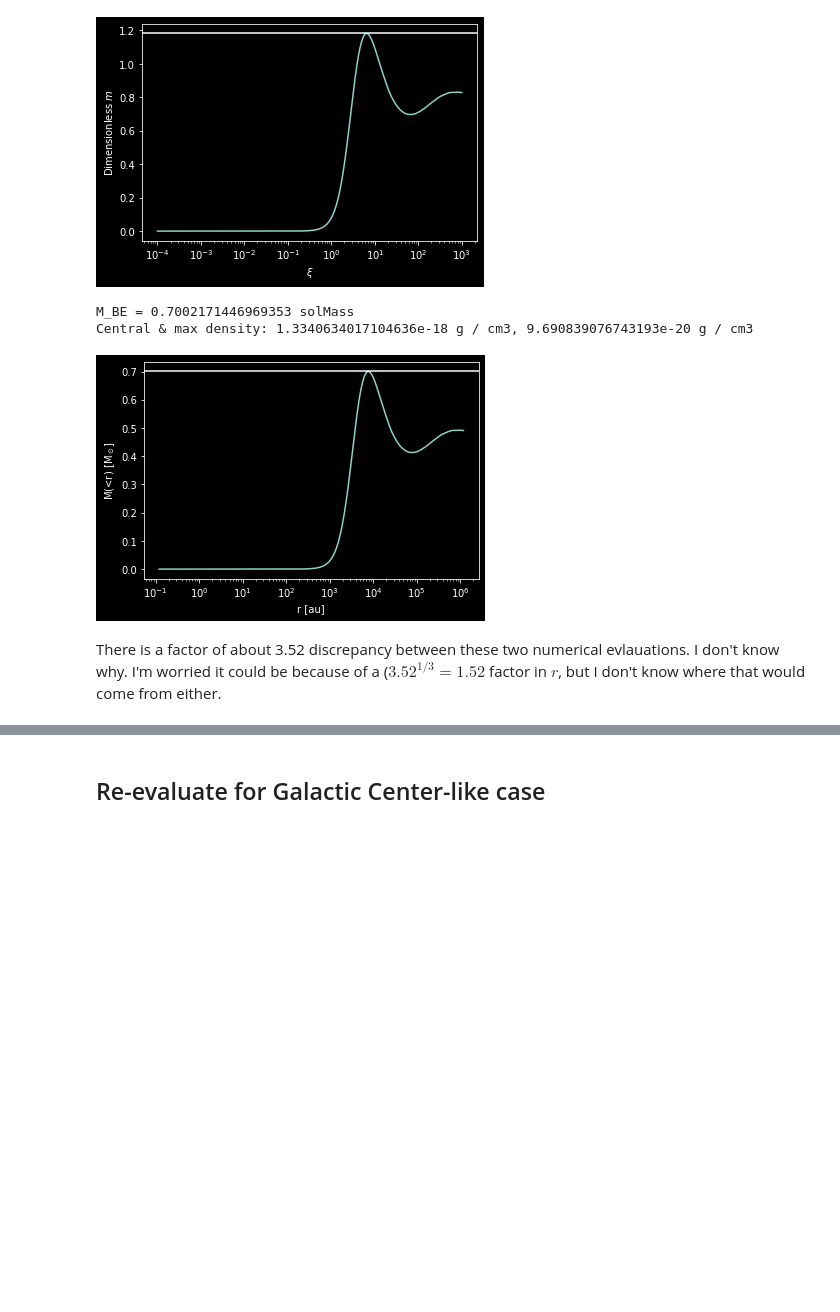
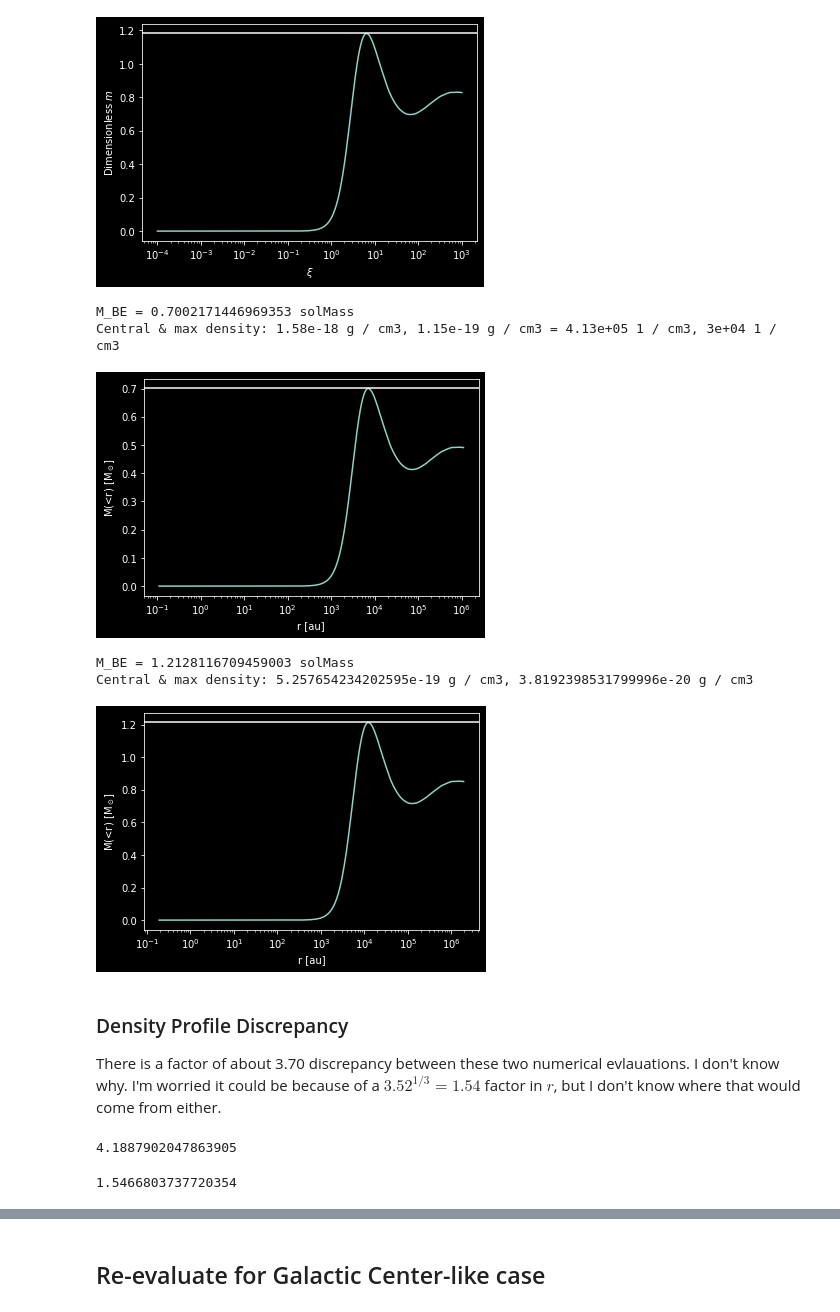
Before and after one commit to keflavich/StarFormationClass, a Jupyter notebook: problems/LaneEmden.ipynb, the cells around one changed output, grey strips where cells are left out. Saved outputs shown, nothing was run; the diff lists cells and outputs as text; code cells hidden in the pictures; blank space fills up the shorter version.

```diff
--- a/problems/LaneEmden.ipynb
+++ b/problems/LaneEmden.ipynb
@@ -446,19 +459,54 @@ c_s = np.sqrt(constants.k_B * T / mu).to(u.km/u.s)
 M_BE = (maxmass * c_s**4 /
         (constants.G**(3./2.)) / (P_over_K * constants.k_B)**0.5).to(u.M_sun)
 print(f"M_BE = {M_BE}")
-rho_S = (maxmass*c_s**6 / M_BE**2 / constants.G**3).to(u.g/u.cm**3)
+rho_S = (maxmass**2*c_s**6 / M_BE**2 / constants.G**3).to(u.g/u.cm**3)
 rho_c = rho_S * maxcontrast
-print(f"Central & max density: {rho_c}, {rho_S}")
+print(f"Central & max density: {rho_c:0.3g}, {rho_S:0.3g} = {(rho_c/mu).to(u.cm**-3):0.3g}, {(rho_S/mu).to(u.cm**-3):0.3g}")
 r0 = (c_s / (4 * np.pi * constants.G * rho_c)**0.5).to(u.au)
 
 pl.semilogx(sol.t * r0,
-            mass(sol.t, sol.y[0], sol.y[1])/maxmass * M_BE)
+            dimensionless_mass(sol.t, sol.y[0], sol.y[1])/maxmass * M_BE)
 pl.axhline(M_BE.value)
 _=pl.xlabel("r [au]")
 _=pl.ylabel("M(<r) [M$_\odot$]")
 # %% [output]
 M_BE = 0.7002171446969353 solMass
-Central & max density: 1.3340634017104636e-18 g / cm3, 9.690839076743193e-20 g / cm3
+Central & max density: 1.58e-18 g / cm3, 1.15e-19 g / cm3 = 4.13e+05 1 / cm3, 3e+04 1 / cm3
 [figure]
+# %%
+# for in-class demo of observability
+
+T = 10*u.K
+mu = 2.3*u.Da
+P_over_K = 1e5*u.K * u.cm**-3
+
+c_s = np.sqrt(constants.k_B * T / mu).to(u.km/u.s)
+M_BE = (maxmass * c_s**4 /
+        (constants.G**(3./2.)) / (P_over_K * constants.k_B)**0.5).to(u.M_sun)
+print(f"M_BE = {M_BE}")
+rho_S = (maxmass**2*c_s**6 / M_BE**2 / constants.G**3).to(u.g/u.cm**3)
+rho_c = rho_S * maxcontrast
+print(f"Central & max density: {rho_c:0.3g}, {rho_S:0.3g} = {(rho_c/mu).to(u.cm**-3):0.3g}, {(rho_S/mu).to(u.cm**-3):0.3g}")
+r0 = (c_s / (4 * np.pi * constants.G * rho_c)**0.5).to(u.au)
+
+pl.semilogx(sol.t * r0,
+            dimensionless_mass(sol.t, sol.y[0], sol.y[1])/maxmass * M_BE)
+pl.axhline(M_BE.value)
+_=pl.xlabel("r [au]")
+_=pl.ylabel("M(<r) [M$_\odot$]")
+# %% [output]
+M_BE = 1.2128116709459003 solMass
+Central & max density: 5.257654234202595e-19 g / cm3, 3.8192398531799996e-20 g / cm3
+[figure, added]
 # %% [markdown]
-There is a factor of about 3.52 discrepancy between these two numerical evlauations.  I don't know why.  I'm worried it could be because of a ($3.52^{1/3} = 1.52$ factor in $r$, but I don't know where that would come from either.
+### Density Profile Discrepancy
+
+There is a factor of about 3.70 discrepancy between these two numerical evlauations.  I don't know why.  I'm worried it could be because of a $3.52^{1/3} = 1.54$ factor in $r$, but I don't know where that would come from either.
+# %%
+4/3*np.pi
+# %% [output]
+4.1887902047863905
+# %%
+3.70**(1/3)
+# %% [output]
+1.5466803737720354
```
Also changed, not shown: parts of 31 cells of this notebook.
